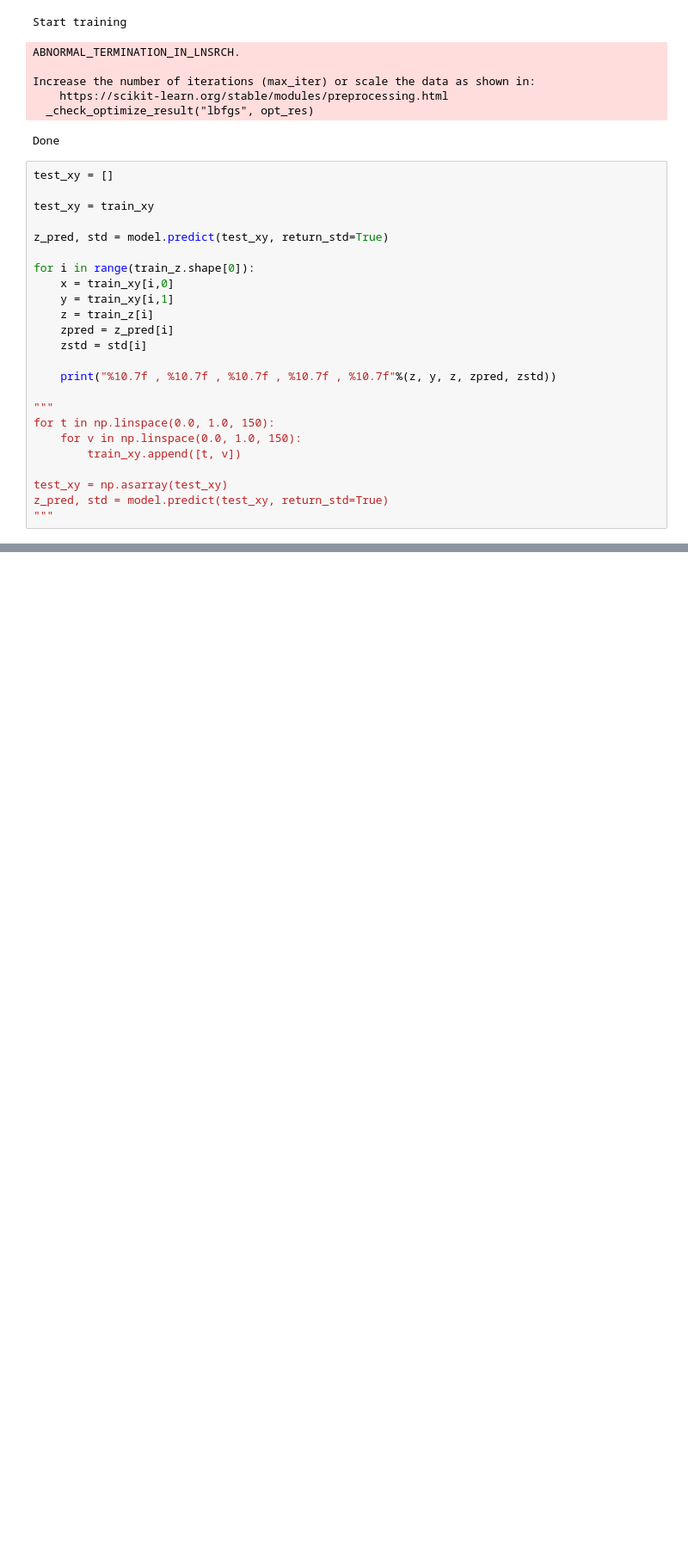
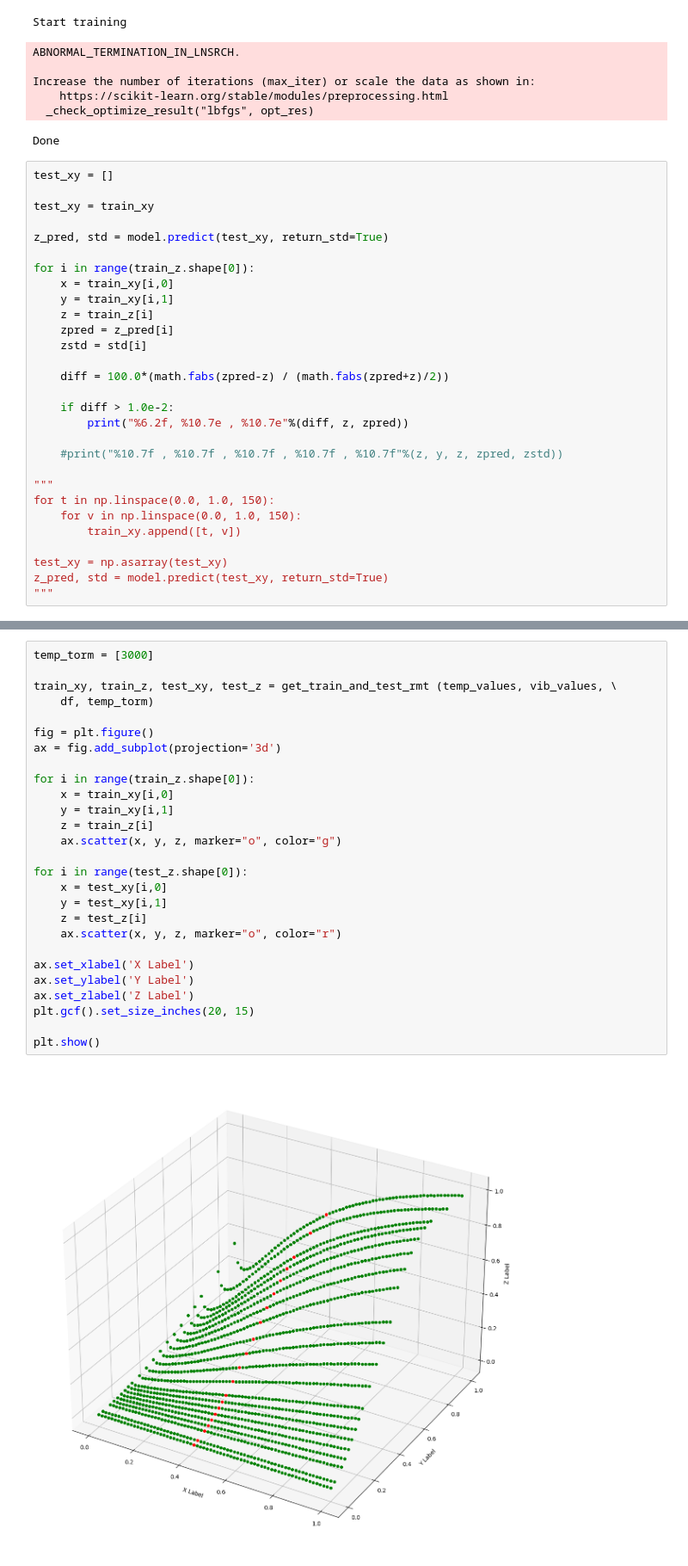
Before and after one commit to lstorchi/CurveFittingML, a Jupyter notebook: fittingviaGP_2D.ipynb, the cells around one changed output, grey strips where cells are left out. Shown at 86% size. Saved outputs shown, nothing was run; the diff lists cells and outputs as text; blank space fills up the shorter version.

Commit message:
test rm V and temp

```diff
--- a/fittingviaGP_2D.ipynb
+++ b/fittingviaGP_2D.ipynb
@@ -191,7 +194,12 @@ for i in range(train_z.shape[0]):
     zpred = z_pred[i]
     zstd = std[i]
 
-    print("%10.7f , %10.7f , %10.7f , %10.7f , %10.7f"%(z, y, z, zpred, zstd))
+    diff = 100.0*(math.fabs(zpred-z) / (math.fabs(zpred+z)/2))
+
+    if diff > 1.0e-2:
+        print("%6.2f, %10.7e , %10.7e"%(diff, z, zpred))
+
+    #print("%10.7f , %10.7f , %10.7f , %10.7f , %10.7f"%(z, y, z, zpred, zstd))
 
 """
 for t in np.linspace(0.0, 1.0, 150):
@@ -222,0 +342,29 @@ z_pred, std = model.predict(test_xy, return_std=True)
+# %%
+temp_torm = [3000]
+
+train_xy, train_z, test_xy, test_z = get_train_and_test_rmt (temp_values, vib_values, \
+    df, temp_torm)
+
+fig = plt.figure()
+ax = fig.add_subplot(projection='3d')
+
+for i in range(train_z.shape[0]):
+    x = train_xy[i,0]
+    y = train_xy[i,1]
+    z = train_z[i]
+    ax.scatter(x, y, z, marker="o", color="g")
+
+for i in range(test_z.shape[0]):
+    x = test_xy[i,0]
+    y = test_xy[i,1]
+    z = test_z[i]
+    ax.scatter(x, y, z, marker="o", color="r")
+
+ax.set_xlabel('X Label')
+ax.set_ylabel('Y Label')
+ax.set_zlabel('Z Label')
+plt.gcf().set_size_inches(20, 15)
+
+plt.show()
+# %% [output]
+[figure, added]
```
Also changed, not shown: parts of 4 cells of this notebook.
